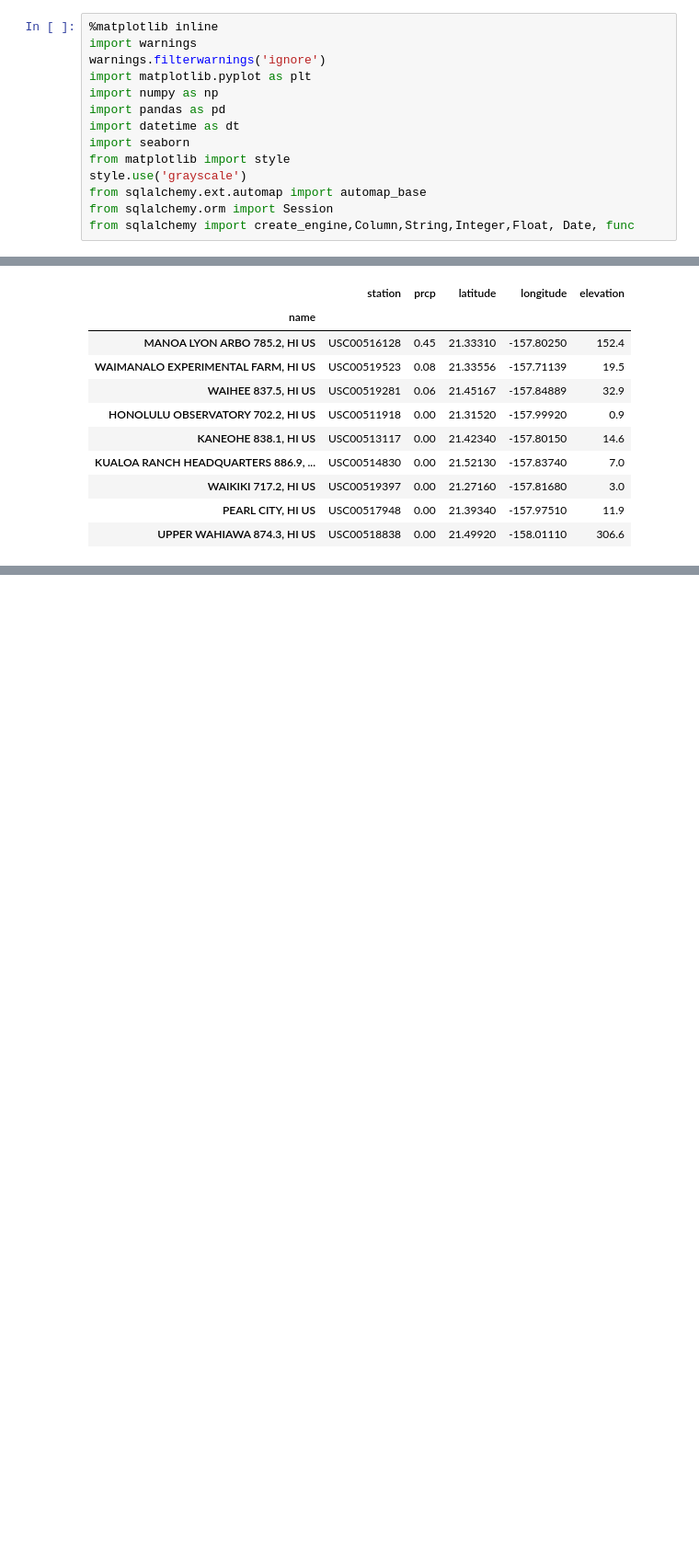
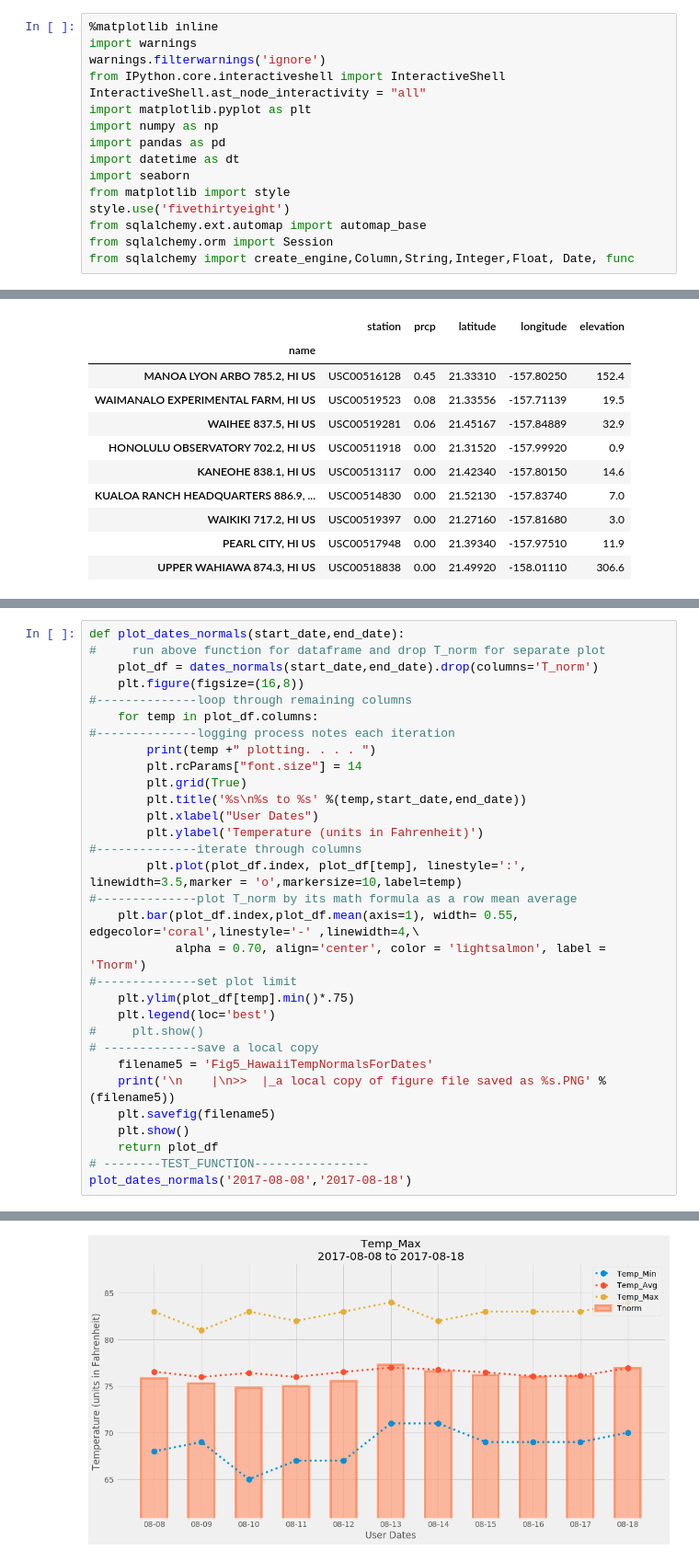
Before and after one commit to attila5287/DU_BigData_hw09_SQLalchemy_Flask_Webframework, a Jupyter notebook: hw09_Jpyter-Copy2.ipynb, the cells around one changed output, grey strips where cells are left out. Shown at 92% size. Cells and saved outputs as stored; diff of their text form; blank space fills up the shorter version.

```diff
--- a/hw09_Jpyter-Copy2.ipynb
+++ b/hw09_Jpyter-Copy2.ipynb
@@ -7,13 +7,15 @@
 %matplotlib inline
 import warnings
 warnings.filterwarnings('ignore')
+from IPython.core.interactiveshell import InteractiveShell
+InteractiveShell.ast_node_interactivity = "all"
 import matplotlib.pyplot as plt
 import numpy as np
 import pandas as pd
 import datetime as dt
 import seaborn
 from matplotlib import style
-style.use('grayscale')
+style.use('fivethirtyeight')
 from sqlalchemy.ext.automap import automap_base
 from sqlalchemy.orm import Session
 from sqlalchemy import create_engine,Column,String,Integer,Float, Date, func
@@ -484,0 +621,32 @@ daily_normals("01-01")
+# %%
+def plot_dates_normals(start_date,end_date):
+#     run above function for dataframe and drop T_norm for separate plot
+    plot_df = dates_normals(start_date,end_date).drop(columns='T_norm')
+    plt.figure(figsize=(16,8))
+#--------------loop through remaining columns
+    for temp in plot_df.columns:
+#--------------logging process notes each iteration
+        print(temp +" plotting. . . . ")
+        plt.rcParams["font.size"] = 14
+        plt.grid(True)
+        plt.title('%s\n%s to %s' %(temp,start_date,end_date))
+        plt.xlabel("User Dates")
+        plt.ylabel('Temperature (units in Fahrenheit)')
+#--------------iterate through columns
+        plt.plot(plot_df.index, plot_df[temp], linestyle=':', linewidth=3.5,marker = 'o',markersize=10,label=temp)
+#--------------plot T_norm by its math formula as a row mean average
+    plt.bar(plot_df.index,plot_df.mean(axis=1), width= 0.55, edgecolor='coral',linestyle='-' ,linewidth=4,\
+            alpha = 0.70, align='center', color = 'lightsalmon', label = 'Tnorm')
+#--------------set plot limit
+    plt.ylim(plot_df[temp].min()*.75)
+    plt.legend(loc='best')
+#     plt.show()
+# -------------save a local copy
+    filename5 = 'Fig5_HawaiiTempNormalsForDates'
+    print('\n    |\n>>  |_a local copy of figure file saved as %s.PNG' %(filename5))
+    plt.savefig(filename5)
+    plt.show()
+    return plot_df
+# --------TEST_FUNCTION----------------
+plot_dates_normals('2017-08-08','2017-08-18')
+# %% [output]
@@ -484,0 +670 @@ daily_normals("01-01")
+[figure, added]
```
Also changed, not shown: parts of 19 cells of this notebook.
